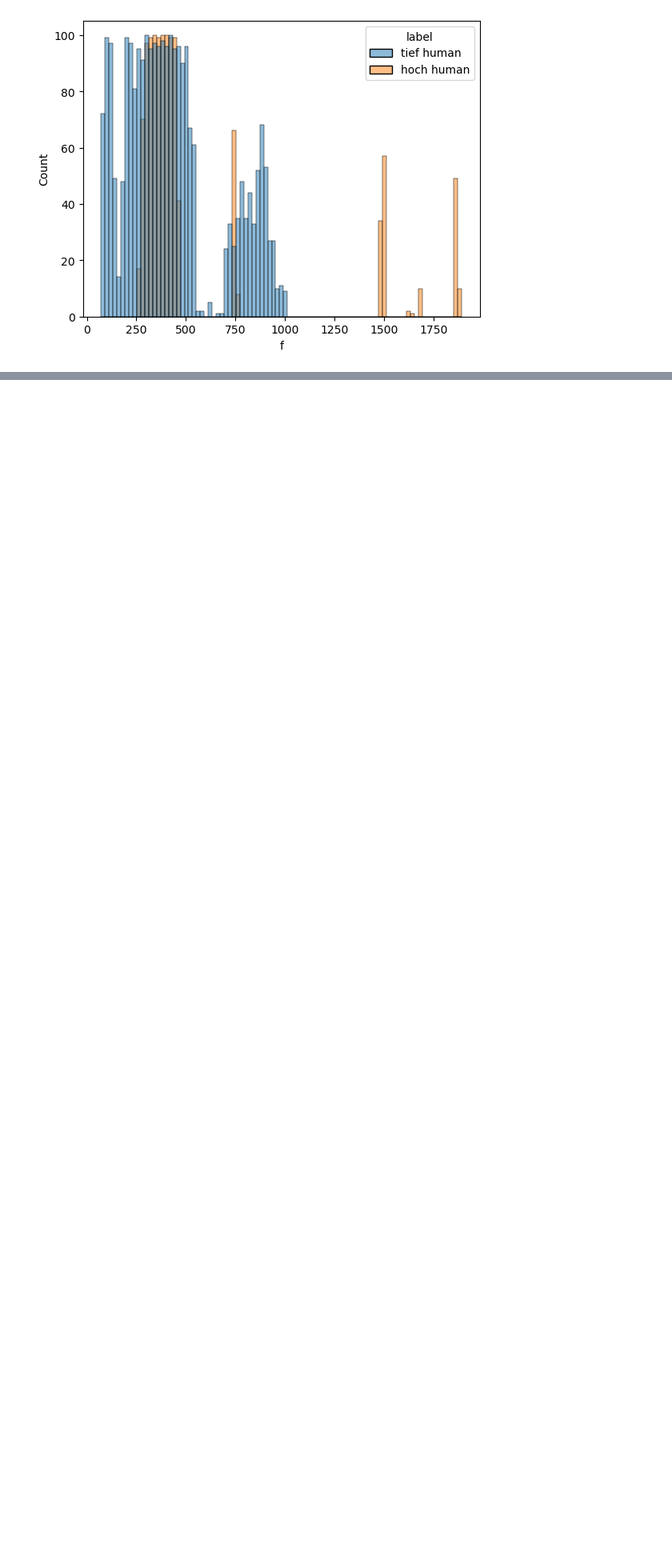
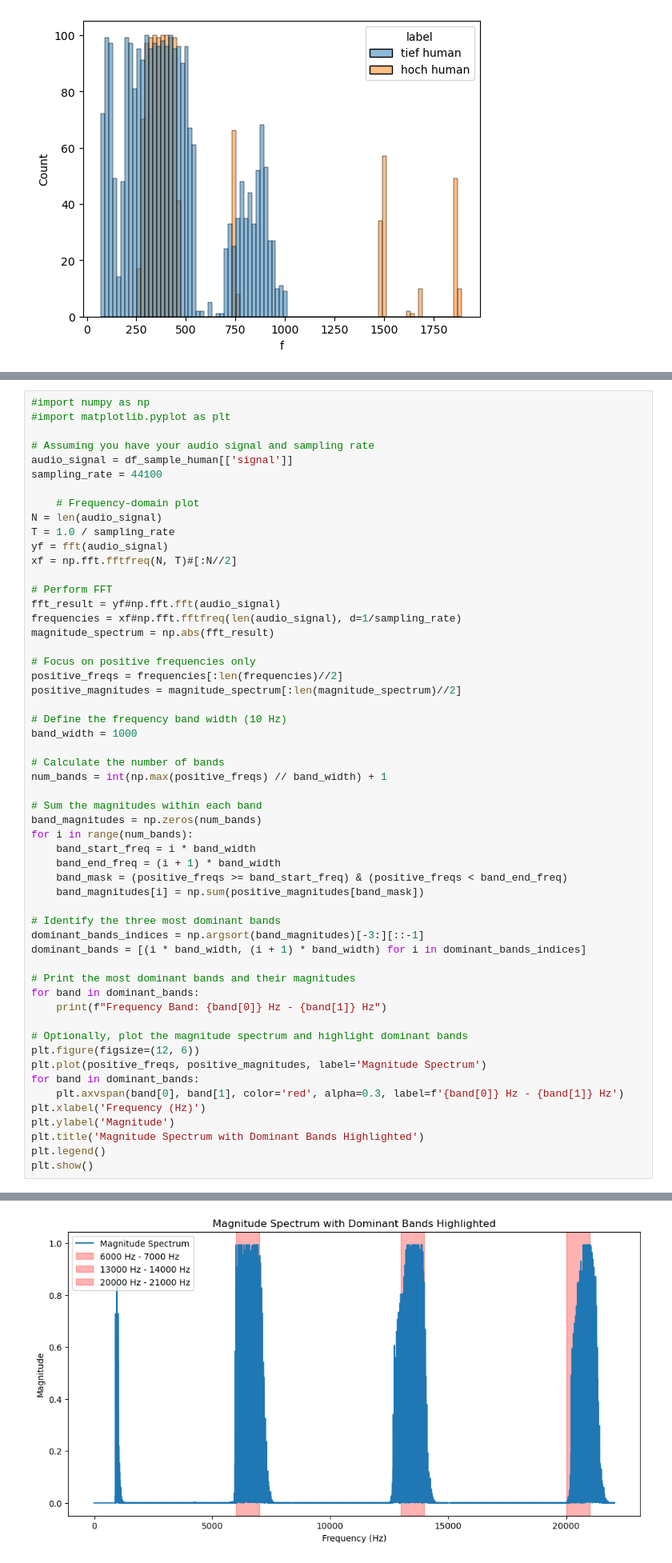
Before and after one commit to riglerandreas/fft_microfon_sound_analysis, a Jupyter notebook: test_sound_1.ipynb, the cells around one changed output, grey strips where cells are left out. Shown at 80% size. Saved outputs shown, nothing was run; the diff lists cells and outputs as text; blank space fills up the shorter version.

```diff
--- a/test_sound_1.ipynb
+++ b/test_sound_1.ipynb
@@ -378,0 +465,56 @@ sns.histplot(data=fft_human[fft_human.psd > 0.001], x = 'f', hue = 'label', binw
+# %%
+#import numpy as np
+#import matplotlib.pyplot as plt
+
+# Assuming you have your audio signal and sampling rate
+audio_signal = df_sample_human[['signal']]
+sampling_rate = 44100
+
+    # Frequency-domain plot
+N = len(audio_signal)
+T = 1.0 / sampling_rate
+yf = fft(audio_signal)
+xf = np.fft.fftfreq(N, T)#[:N//2]
+
+# Perform FFT
+fft_result = yf#np.fft.fft(audio_signal)
+frequencies = xf#np.fft.fftfreq(len(audio_signal), d=1/sampling_rate)
+magnitude_spectrum = np.abs(fft_result)
+
+# Focus on positive frequencies only
+positive_freqs = frequencies[:len(frequencies)//2]
+positive_magnitudes = magnitude_spectrum[:len(magnitude_spectrum)//2]
+
+# Define the frequency band width (10 Hz)
+band_width = 1000
+
+# Calculate the number of bands
+num_bands = int(np.max(positive_freqs) // band_width) + 1
+
+# Sum the magnitudes within each band
+band_magnitudes = np.zeros(num_bands)
+for i in range(num_bands):
+    band_start_freq = i * band_width
+    band_end_freq = (i + 1) * band_width
+    band_mask = (positive_freqs >= band_start_freq) & (positive_freqs < band_end_freq)
+    band_magnitudes[i] = np.sum(positive_magnitudes[band_mask])
+
+# Identify the three most dominant bands
+dominant_bands_indices = np.argsort(band_magnitudes)[-3:][::-1]
+dominant_bands = [(i * band_width, (i + 1) * band_width) for i in dominant_bands_indices]
+
+# Print the most dominant bands and their magnitudes
+for band in dominant_bands:
+    print(f"Frequency Band: {band[0]} Hz - {band[1]} Hz")
+
+# Optionally, plot the magnitude spectrum and highlight dominant bands
+plt.figure(figsize=(12, 6))
+plt.plot(positive_freqs, positive_magnitudes, label='Magnitude Spectrum')
+for band in dominant_bands:
+    plt.axvspan(band[0], band[1], color='red', alpha=0.3, label=f'{band[0]} Hz - {band[1]} Hz')
+plt.xlabel('Frequency (Hz)')
+plt.ylabel('Magnitude')
+plt.title('Magnitude Spectrum with Dominant Bands Highlighted')
+plt.legend()
+plt.show()
+# %% [output]
@@ -378,0 +524 @@ sns.histplot(data=fft_human[fft_human.psd > 0.001], x = 'f', hue = 'label', binw
+[figure, added]
```
Also changed, not shown: parts of 15 cells of this notebook, 1 other file.
